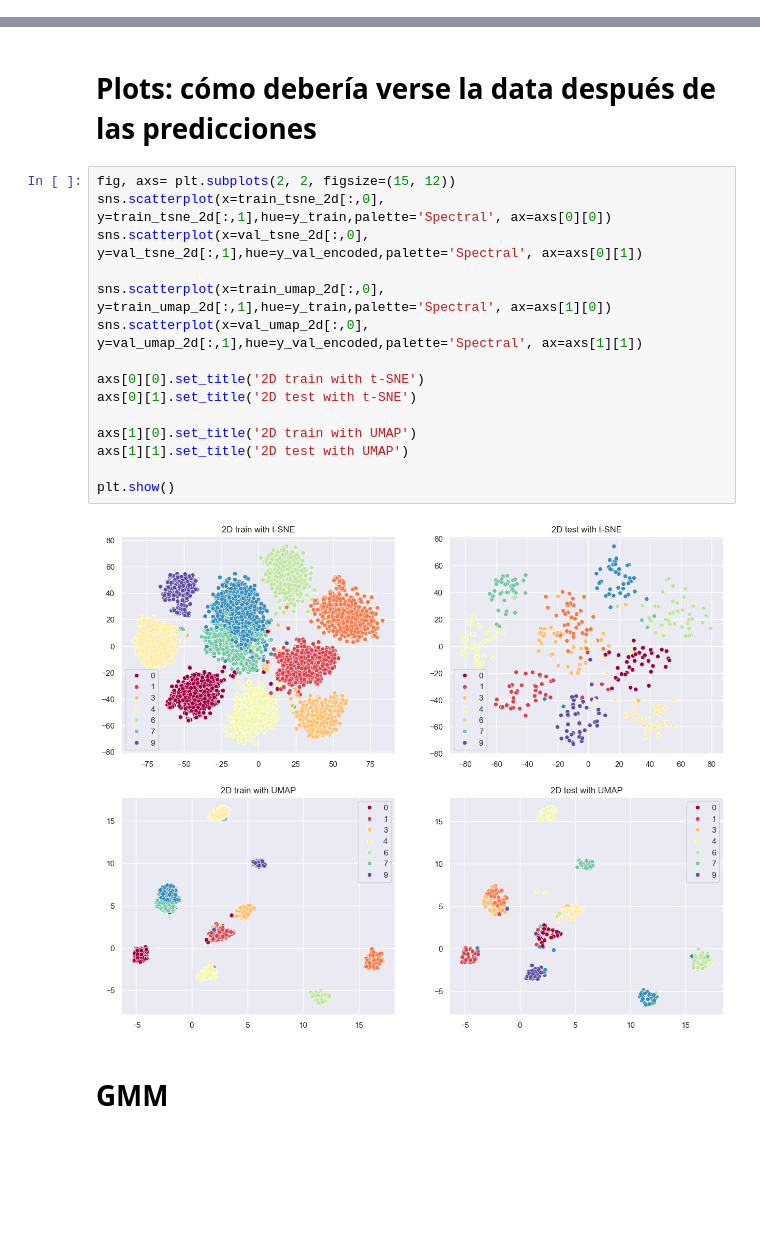
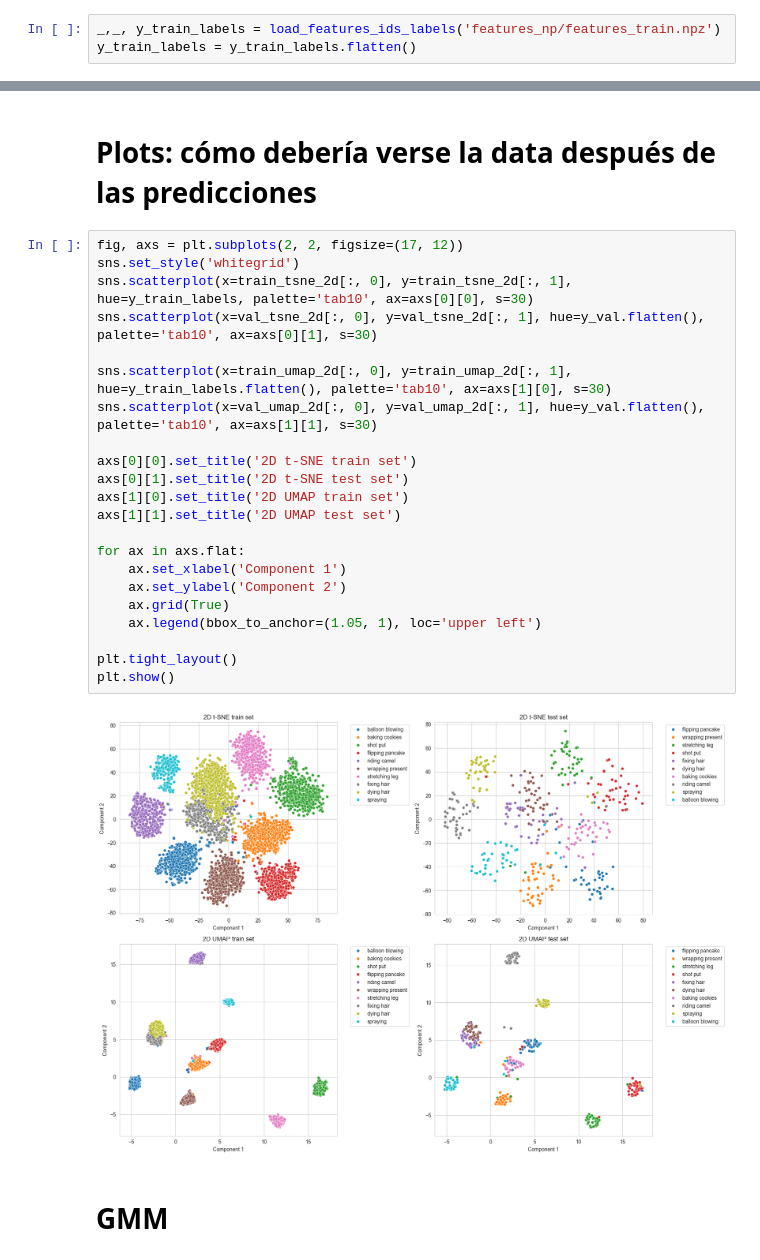
Before and after one commit to nayeli-guzman/clustering-human-activity, a Jupyter notebook: clustering-gmm.ipynb, the cells around one changed output, grey strips where cells are left out. Cells and saved outputs as stored; diff of their text form; blank space fills up the shorter version.

```diff
--- a/clustering-gmm.ipynb
+++ b/clustering-gmm.ipynb
@@ -68,6 +68,9 @@ y_train = np.load('reduction/train_numeric_labels.npy')
 
 _,_, y_val = load_features_ids_labels('features_np/features_val.npz')
 del _
+# %%
+_,_, y_train_labels = load_features_ids_labels('features_np/features_train.npz')
+y_train_labels = y_train_labels.flatten()
 # %%
 unique_labels, y_val_encoded = np.unique(y_val, return_inverse=True)
 y_val_encoded = y_val_encoded.flatten()
@@ -114,22 +120,29 @@ array([5, 5, 3, ..., 7, 9, 3], dtype=int32)
 # %% [markdown]
 # Plots: cómo debería verse la data después de las predicciones
 # %%
-fig, axs= plt.subplots(2, 2, figsize=(15, 12))
-sns.scatterplot(x=train_tsne_2d[:,0], y=train_tsne_2d[:,1],hue=y_train,palette='Spectral', ax=axs[0][0])
-sns.scatterplot(x=val_tsne_2d[:,0], y=val_tsne_2d[:,1],hue=y_val_encoded,palette='Spectral', ax=axs[0][1])
+fig, axs = plt.subplots(2, 2, figsize=(17, 12))
+sns.set_style('whitegrid')
+sns.scatterplot(x=train_tsne_2d[:, 0], y=train_tsne_2d[:, 1], hue=y_train_labels, palette='tab10', ax=axs[0][0], s=30)
+sns.scatterplot(x=val_tsne_2d[:, 0], y=val_tsne_2d[:, 1], hue=y_val.flatten(), palette='tab10', ax=axs[0][1], s=30)
 
-sns.scatterplot(x=train_umap_2d[:,0], y=train_umap_2d[:,1],hue=y_train,palette='Spectral', ax=axs[1][0])
-sns.scatterplot(x=val_umap_2d[:,0], y=val_umap_2d[:,1],hue=y_val_encoded,palette='Spectral', ax=axs[1][1])
+sns.scatterplot(x=train_umap_2d[:, 0], y=train_umap_2d[:, 1], hue=y_train_labels.flatten(), palette='tab10', ax=axs[1][0], s=30)
+sns.scatterplot(x=val_umap_2d[:, 0], y=val_umap_2d[:, 1], hue=y_val.flatten(), palette='tab10', ax=axs[1][1], s=30)
 
-axs[0][0].set_title('2D train with t-SNE')
-axs[0][1].set_title('2D test with t-SNE')
+axs[0][0].set_title('2D t-SNE train set')
+axs[0][1].set_title('2D t-SNE test set')
+axs[1][0].set_title('2D UMAP train set')
+axs[1][1].set_title('2D UMAP test set')
 
-axs[1][0].set_title('2D train with UMAP')
-axs[1][1].set_title('2D test with UMAP')
+for ax in axs.flat:
+    ax.set_xlabel('Component 1')
+    ax.set_ylabel('Component 2')
+    ax.grid(True)
+    ax.legend(bbox_to_anchor=(1.05, 1), loc='upper left')
 
+plt.tight_layout()
 plt.show()
 # %% [output]
-[figure, old version]
+[figure, new version]
 # %% [markdown]
 # GMM
 # %%
```
Also changed, not shown: parts of 15 cells of this notebook.
